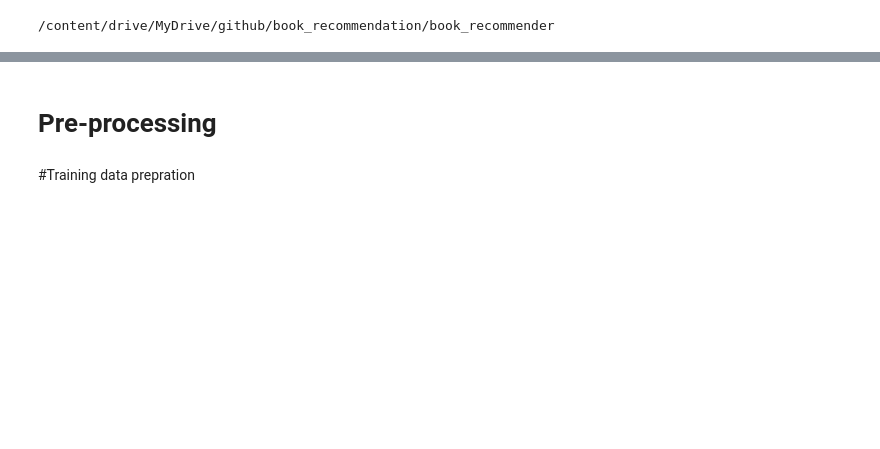
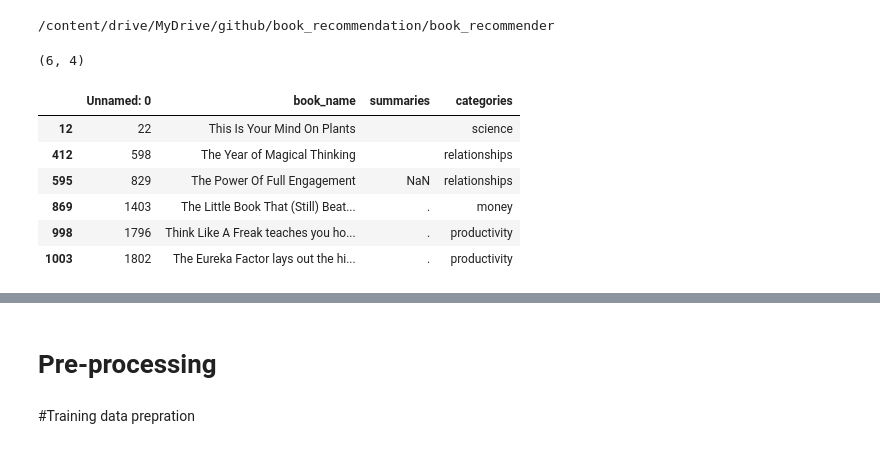
Before and after one commit to manojrathor08/book_recommender, a Jupyter notebook: Untitled0.ipynb, the cells around one changed output, grey strips where cells are left out. Saved outputs shown, nothing was run; the diff lists cells and outputs as text; code cells hidden in the pictures; blank space fills up the shorter version.

```diff
--- a/Untitled0.ipynb
+++ b/Untitled0.ipynb
@@ -26,0 +53,14 @@ pd.set_option('display.max_colwidth', None)
+# %%
+missing_or_empty_rows.shape
+# %% [output]
+(6, 4)
+# %%
+missing_or_empty_rows
+# %% [output]
+|  | Unnamed: 0 | book_name | summaries | categories |
+| 12 | 22 | This Is Your Mind On Plants |  | science |
+| 412 | 598 | The Year of Magical Thinking |  | relationships |
+| 595 | 829 | The Power Of Full Engagement | NaN | relationships |
+| 869 | 1403 | The Little Book That (Still) Beat... | . | money |
+| 998 | 1796 | Think Like A Freak teaches you ho... | . | productivity |
+| 1003 | 1802 | The Eureka Factor lays out the hi... | . | productivity |
```
Also changed, not shown: parts of 18 cells of this notebook, 10 other files.
